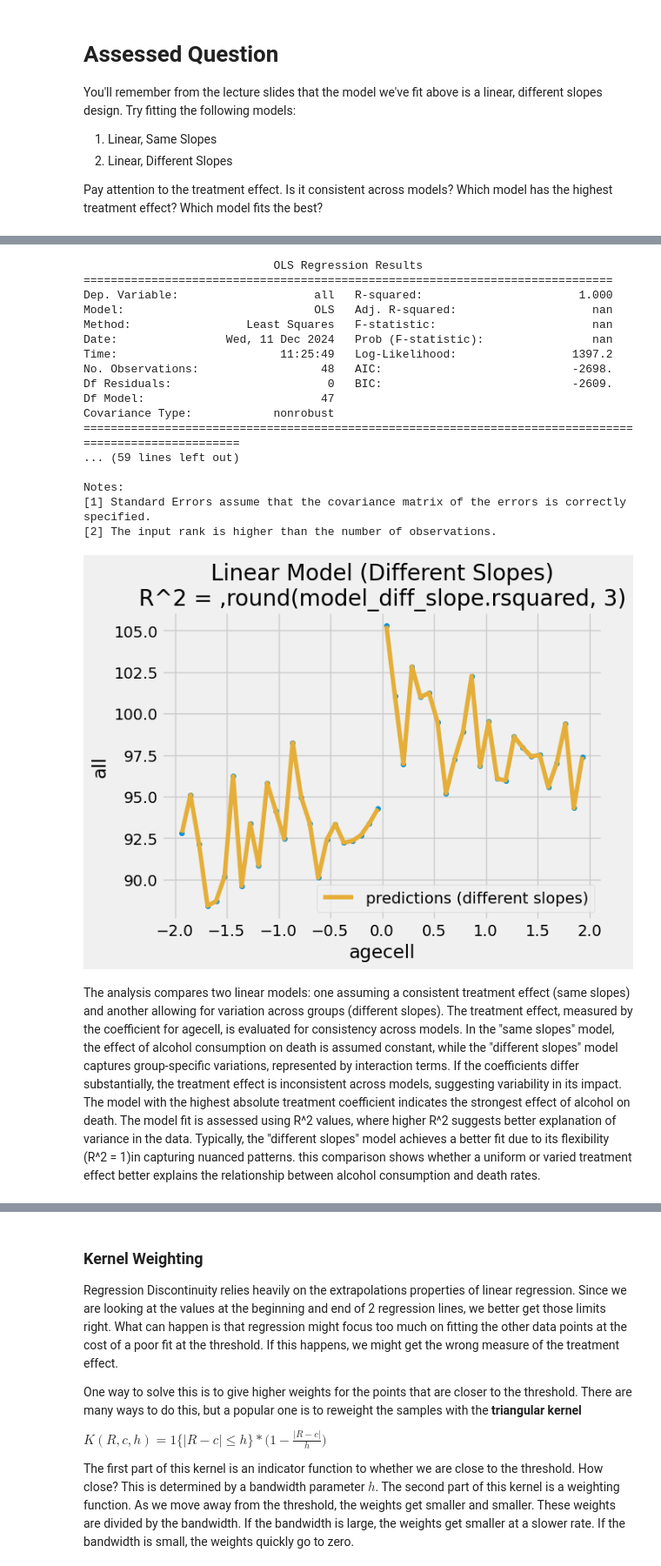
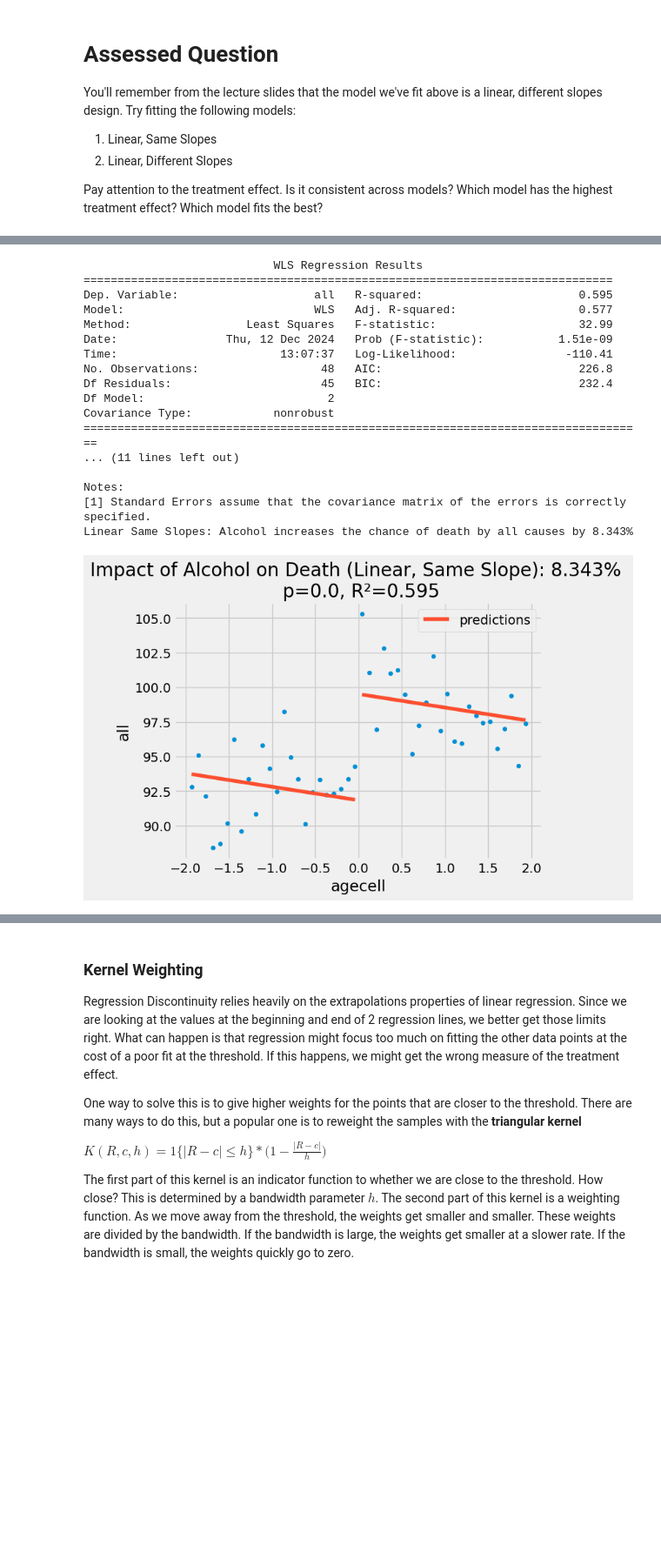
Before and after one commit to Geoschmitz/QM2, a Jupyter notebook: notebooks/W09. Regression Discontinuity.ipynb, the cells around one changed output, grey strips where cells are left out. Shown at 87% size. Drawn from its saved outputs; the diff is of its cells as text; code cells hidden in the pictures; blank space fills up the shorter version.

```diff
--- a/notebooks/W09. Regression Discontinuity.ipynb
+++ b/notebooks/W09. Regression Discontinuity.ipynb
@@ -268,30 +241,32 @@ Notes:
-# %%
-
-model_diff_slope = ols('all ~ agecell + C(agecell)', data=drinking).fit()
-print(model_diff_slope.summary())
-drinking['predictions_diff_slope'] = model_diff_slope.fittedvalues
-ax = drinking.plot.scatter(x='agecell', y='all', color='C0')
-drinking.plot(x='agecell', y='predictions_diff_slope', ax=ax, color='C2', label='predictions (different slopes)')
-plt.title("Linear Model (Different Slopes)\nR^2 = ,round(model_diff_slope.rsquared, 3)")
-plt.show()
-# %% [output]
-                            OLS Regression Results
-==============================================================================
-Dep. Variable:                    all   R-squared:                       1.000
-Model:                            OLS   Adj. R-squared:                    nan
-Method:                 Least Squares   F-statistic:                       nan
-Date:                Wed, 11 Dec 2024   Prob (F-statistic):                nan
-Time:                        11:25:49   Log-Likelihood:                 1397.2
-No. Observations:                  48   AIC:                            -2698.
-Df Residuals:                       0   BIC:                            -2609.
-Df Model:                          47
-Covariance Type:            nonrobust
-========================================================================================================
-... (59 lines left out)
-
-Notes:
-[1] Standard Errors assume that the covariance matrix of the errors is correctly specified.
-[2] The input rank is higher than the number of observations.
-[figure, removed]
-# %% [markdown]
-The analysis compares two linear models: one assuming a consistent treatment effect (same slopes) and another allowing for variation across groups (different slopes). The treatment effect, measured by the coefficient for agecell, is evaluated for consistency across models. In the "same slopes" model, the effect of alcohol consumption on death is assumed constant, while the "different slopes" model captures group-specific variations, represented by interaction terms. If the coefficients differ substantially, the treatment effect is inconsistent across models, suggesting variability in its impact. The model with the highest absolute treatment coefficient indicates the strongest effect of alcohol on death. The model fit is assessed using R^2 values, where higher R^2 suggests better explanation of variance in the data. Typically, the "different slopes" model achieves a better fit due to its flexibility (R^2 = 1)in capturing nuanced patterns. this comparison shows whether a uniform or varied treatment effect better explains the relationship between alcohol consumption and death rates.
+# %%
+data_with_threshold = drinking.assign(above_threshold=(drinking["agecell"] > 0).astype(int))
+
+linear_model_same_slope = smf.wls("all ~ agecell + above_threshold", data_with_threshold).fit()
+print(linear_model_same_slope.summary())
+
+percentage_increase = 100 * ((linear_model_same_slope.params["above_threshold"] + linear_model_same_slope.params["Intercept"]) /linear_model_same_slope.params["Intercept"] - 1)
+print(f"Linear Same Slopes: Alcohol increases the chance of death by all causes by {round(percentage_increase, 3)}%")
+
+scatter_plot = drinking.plot.scatter(x="agecell", y="all", color="C0")
+data_with_threshold.assign(predictions=linear_model_same_slope.fittedvalues).plot(x="agecell", y="predictions", ax=scatter_plot, color="C1")
+plt.title(f"Impact of Alcohol on Death (Linear, Same Slope): {np.round(percentage_increase, 3)}% \n p={np.round(linear_model_same_slope.pvalues['above_threshold'], 3)}, R²={np.round(linear_model_same_slope.rsquared, 3)}")
+plt.show()
+# %% [output]
+                            WLS Regression Results
+==============================================================================
+Dep. Variable:                    all   R-squared:                       0.595
+Model:                            WLS   Adj. R-squared:                  0.577
+Method:                 Least Squares   F-statistic:                     32.99
+Date:                Thu, 12 Dec 2024   Prob (F-statistic):           1.51e-09
+Time:                        13:07:37   Log-Likelihood:                -110.41
+No. Observations:                  48   AIC:                             226.8
+Df Residuals:                      45   BIC:                             232.4
+Df Model:                           2
+Covariance Type:            nonrobust
+===================================================================================
+... (11 lines left out)
+
+Notes:
+[1] Standard Errors assume that the covariance matrix of the errors is correctly specified.
+Linear Same Slopes: Alcohol increases the chance of death by all causes by 8.343%
+[figure, added]
```
Also changed, not shown: parts of 11 cells of this notebook.
